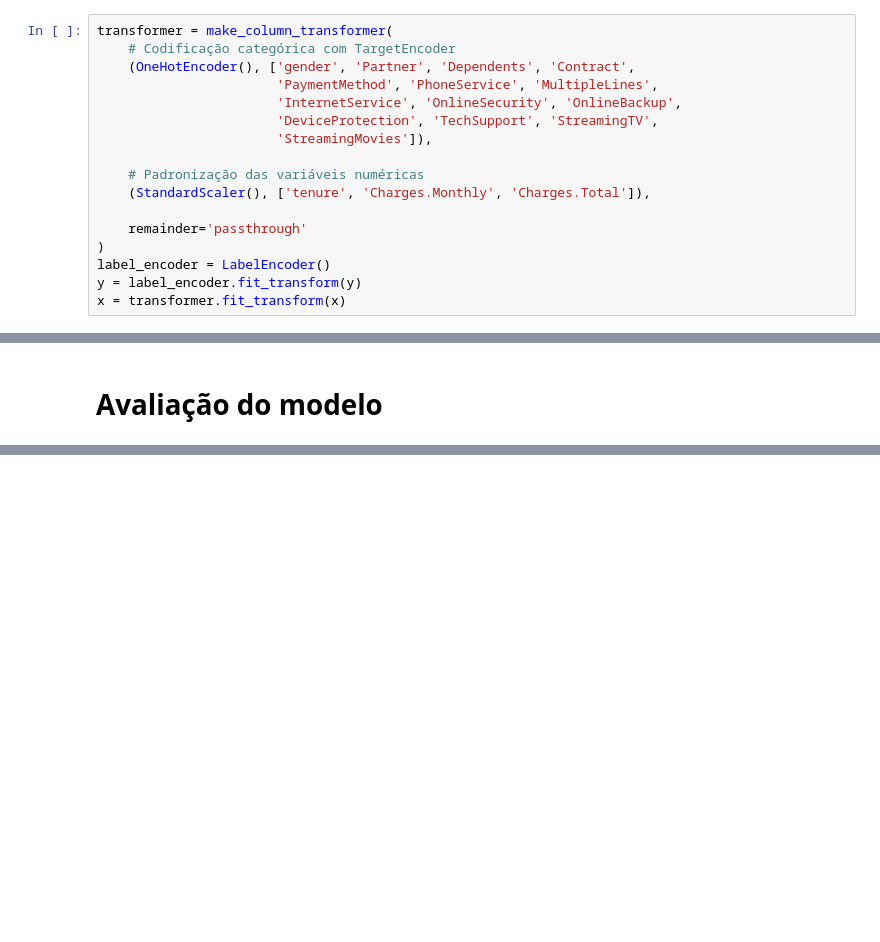
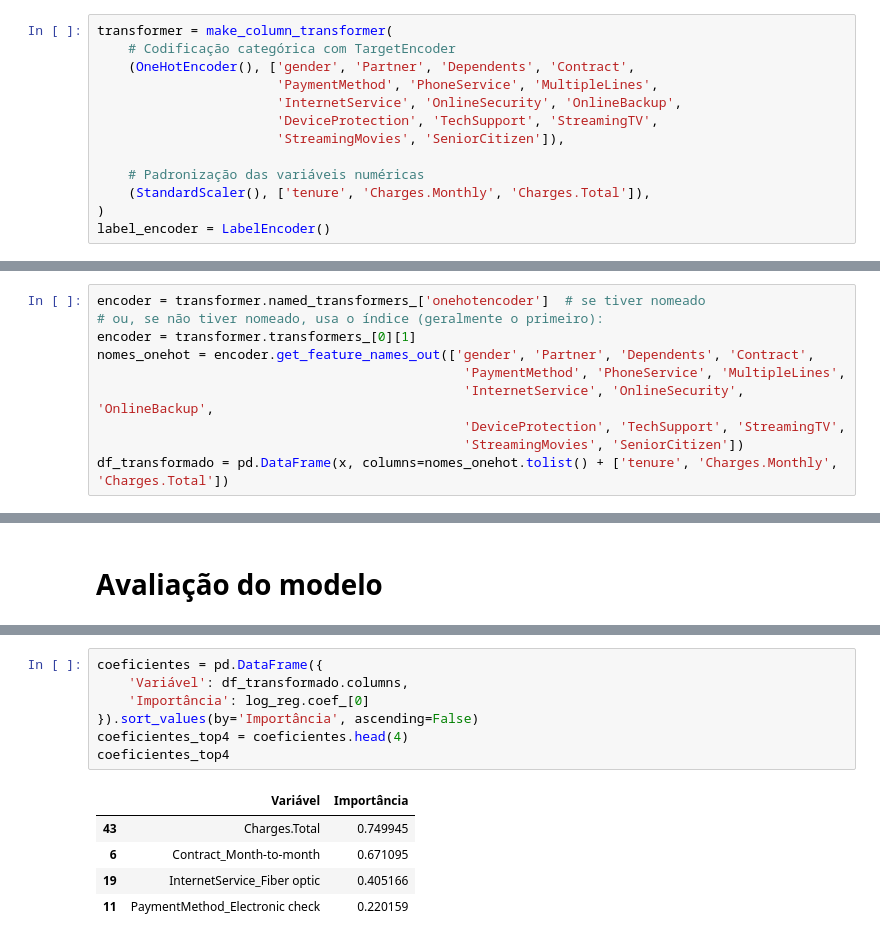
Before and after one commit to riSousa0/TelecomX-model, a Jupyter notebook: ModeloTelecomX.ipynb, the cells around one changed output, grey strips where cells are left out. Saved outputs shown, nothing was run; the diff lists cells and outputs as text; blank space fills up the shorter version.

```diff
--- a/ModeloTelecomX.ipynb
+++ b/ModeloTelecomX.ipynb
@@ -112,13 +117,9 @@ transformer = make_column_transformer(
                        'PaymentMethod', 'PhoneService', 'MultipleLines',
                        'InternetService', 'OnlineSecurity', 'OnlineBackup',
                        'DeviceProtection', 'TechSupport', 'StreamingTV',
-                       'StreamingMovies']),
+                       'StreamingMovies', 'SeniorCitizen']),
 
     # Padronização das variáveis numéricas
     (StandardScaler(), ['tenure', 'Charges.Monthly', 'Charges.Total']),
-
-    remainder='passthrough'
 )
 label_encoder = LabelEncoder()
-y = label_encoder.fit_transform(y)
-x = transformer.fit_transform(x)
@@ -125,3 +131,13 @@ x = transformer.fit_transform(x)
+# %%
+encoder = transformer.named_transformers_['onehotencoder']  # se tiver nomeado
+# ou, se não tiver nomeado, usa o índice (geralmente o primeiro):
+encoder = transformer.transformers_[0][1]
+nomes_onehot = encoder.get_feature_names_out(['gender', 'Partner', 'Dependents', 'Contract',
+                                               'PaymentMethod', 'PhoneService', 'MultipleLines',
+                                               'InternetService', 'OnlineSecurity', 'OnlineBackup',
+                                               'DeviceProtection', 'TechSupport', 'StreamingTV',
+                                               'StreamingMovies', 'SeniorCitizen'])
+df_transformado = pd.DataFrame(x, columns=nomes_onehot.tolist() + ['tenure', 'Charges.Monthly', 'Charges.Total'])
 # %% [markdown]
 ## Modelo
 # %% [markdown]
@@ -233,3 +249,16 @@ resultados
+# %%
+coeficientes = pd.DataFrame({
+    'Variável': df_transformado.columns,
+    'Importância': log_reg.coef_[0]
+}).sort_values(by='Importância', ascending=False)
+coeficientes_top4 = coeficientes.head(4)
+coeficientes_top4
+# %% [output]
+|  | Variável | Importância |
+| 43 | Charges.Total | 0.749945 |
+| 6 | Contract_Month-to-month | 0.671095 |
+| 19 | InternetService_Fiber optic | 0.405166 |
+| 11 | PaymentMethod_Electronic check | 0.220159 |
 # %% [markdown]
 ##  Modelo escolhido: **Regressão Logística**
 
```
Also changed, not shown: parts of 7 cells of this notebook.
